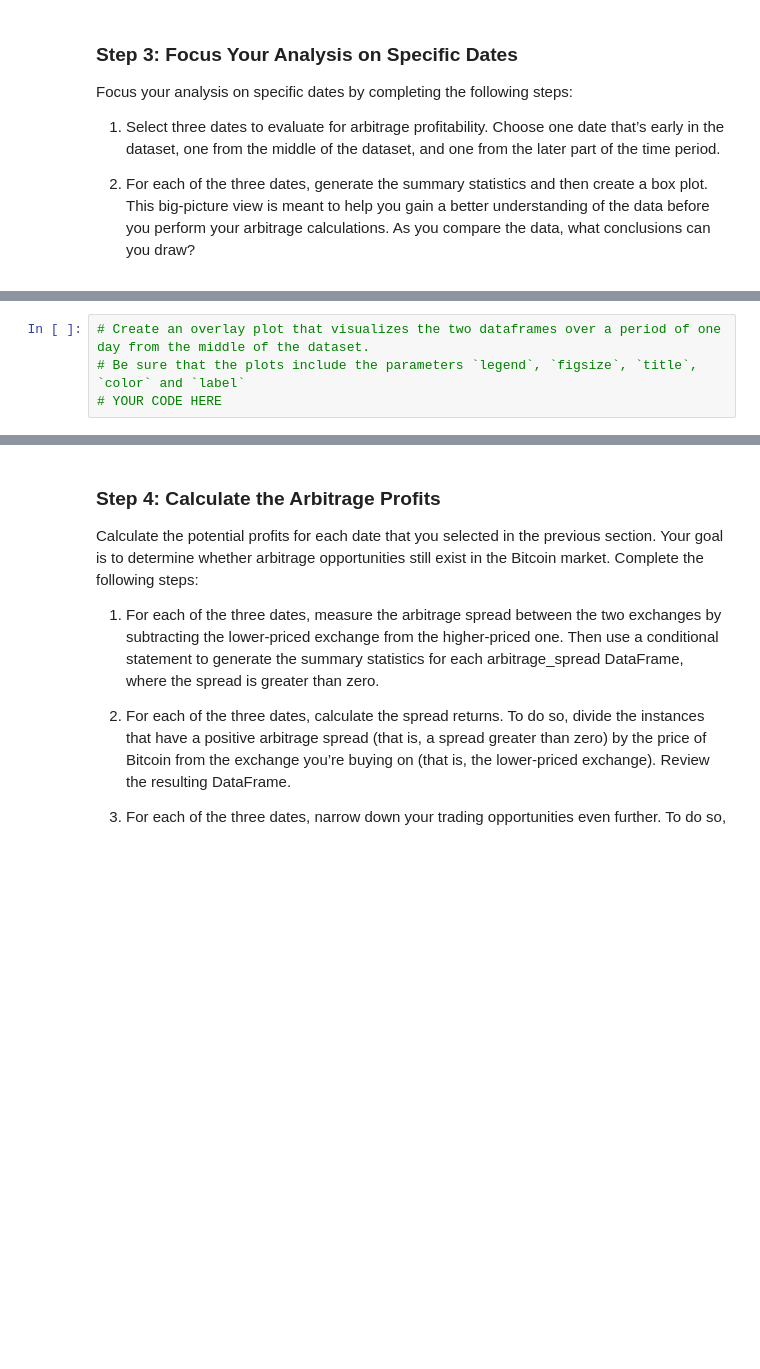
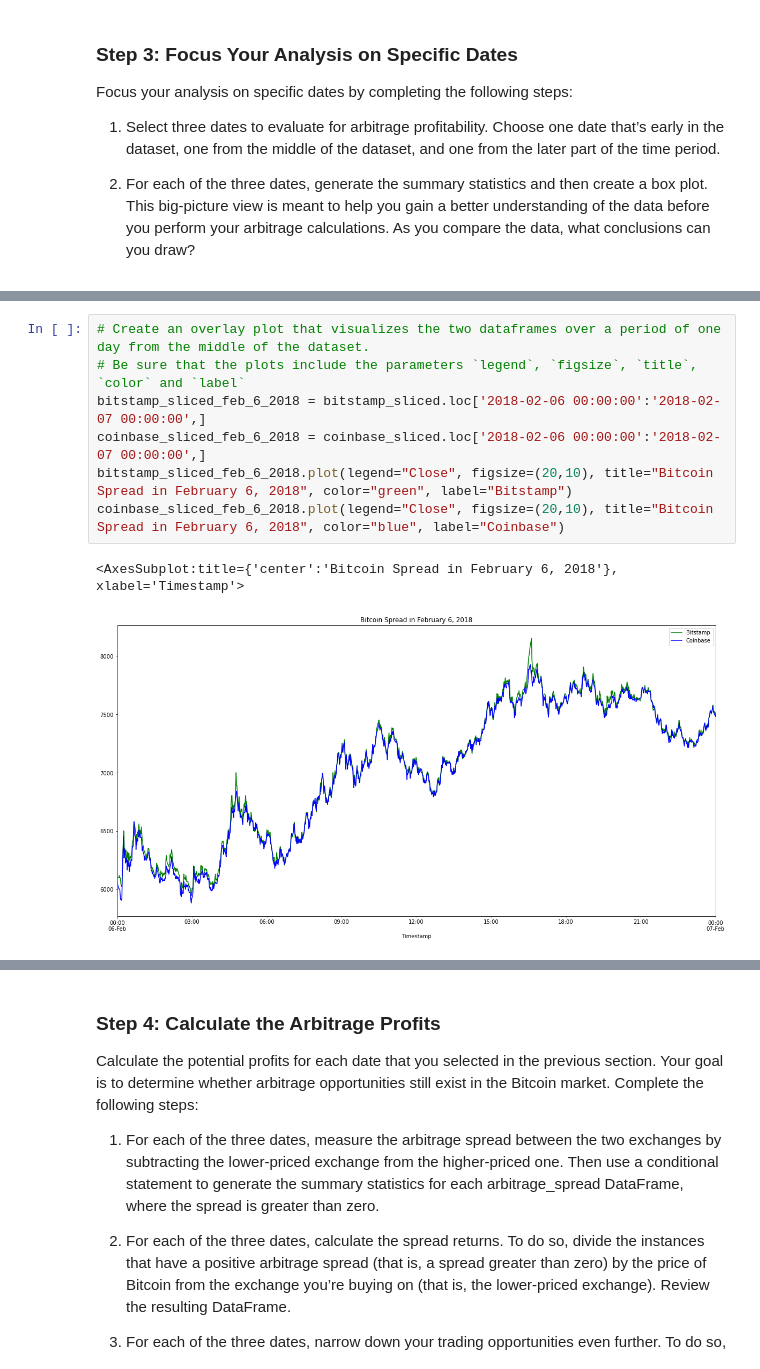
Before and after one commit to billybishop21/bitcoin_arbitrage, a Jupyter notebook: crypto_arbitrage.ipynb, the cells around one changed output, grey strips where cells are left out. Saved outputs shown, nothing was run; the diff lists cells and outputs as text; blank space fills up the shorter version.

```diff
--- a/crypto_arbitrage.ipynb
+++ b/crypto_arbitrage.ipynb
@@ -426,7 +445,13 @@ arbitrage_spread_early = # YOUR CODE HERE
 # %%
 # Create an overlay plot that visualizes the two dataframes over a period of one day from the middle of the dataset.
 # Be sure that the plots include the parameters `legend`, `figsize`, `title`, `color` and `label`
-# YOUR CODE HERE
+bitstamp_sliced_feb_6_2018 = bitstamp_sliced.loc['2018-02-06 00:00:00':'2018-02-07 00:00:00',]
+coinbase_sliced_feb_6_2018 = coinbase_sliced.loc['2018-02-06 00:00:00':'2018-02-07 00:00:00',]
+bitstamp_sliced_feb_6_2018.plot(legend="Close", figsize=(20,10), title="Bitcoin Spread in February 6, 2018", color="green", label="Bitstamp")
+coinbase_sliced_feb_6_2018.plot(legend="Close", figsize=(20,10), title="Bitcoin Spread in February 6, 2018", color="blue", label="Coinbase")
+# %% [output]
+<AxesSubplot:title={'center':'Bitcoin Spread in February 6, 2018'}, xlabel='Timestamp'>
+[figure, added]
 # %%
 # Using the date in the middle that you have selected, calculate the arbitrage spread
 # by subtracting the bitstamp lower closing prices from the coinbase higher closing prices
```
Also changed, not shown: parts of 8 cells of this notebook.
